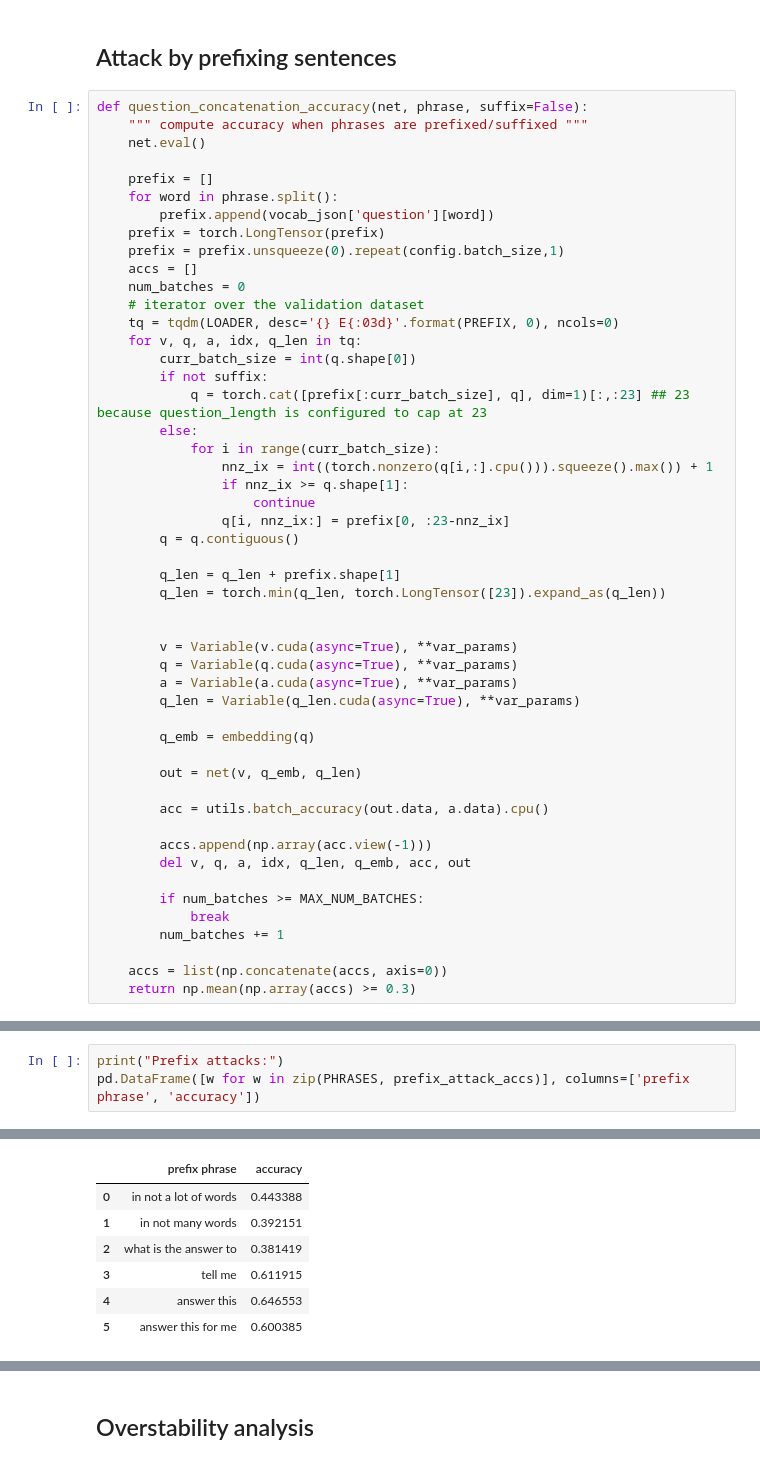
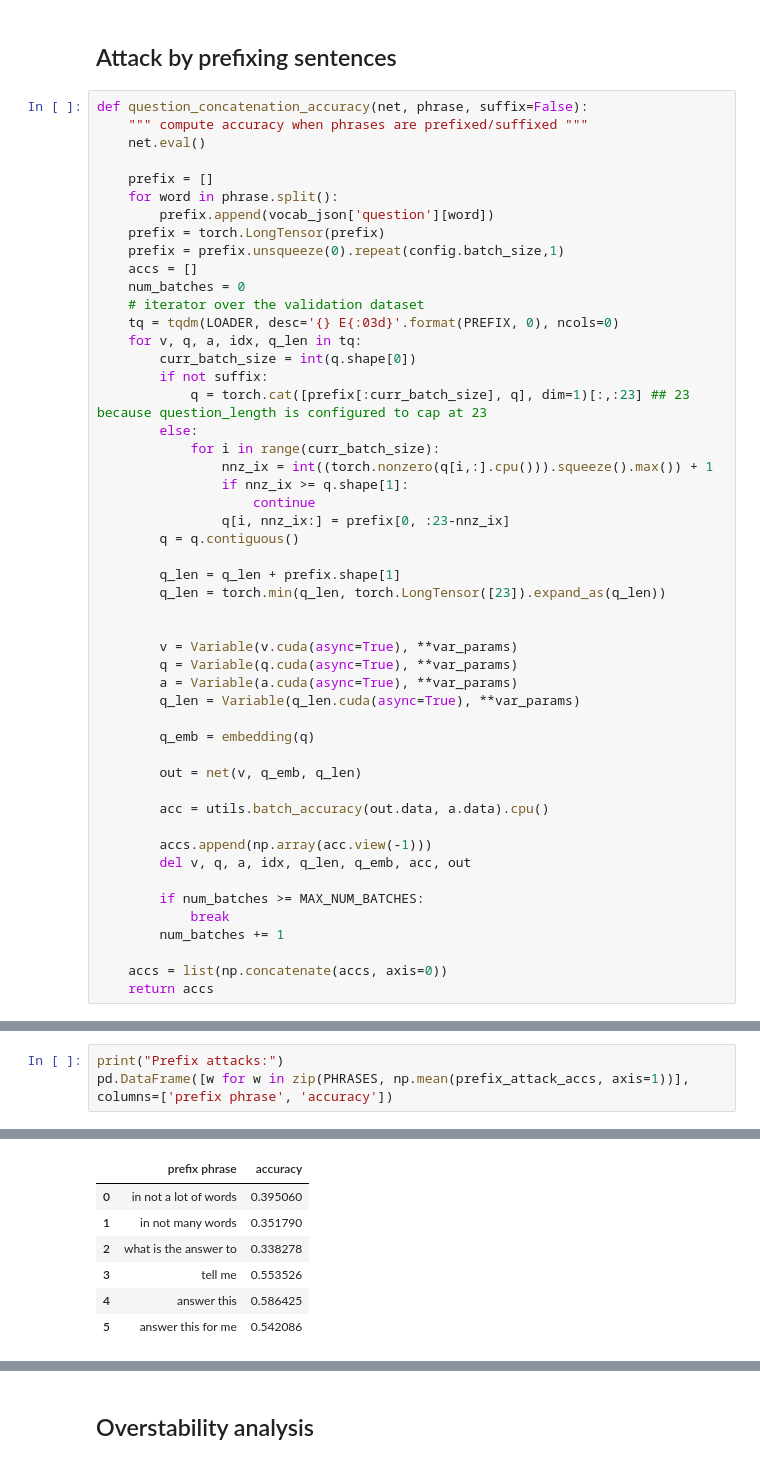
Before and after one commit to pramodkaushik/visual_qa_analysis, a Jupyter notebook: notebooks/integrated gradients.ipynb, the cells around one changed output, grey strips where cells are left out. Drawn from its saved outputs; the diff is of its cells as text.

```diff
--- a/notebooks/integrated gradients.ipynb
+++ b/notebooks/integrated gradients.ipynb
@@ -372,7 +407,7 @@ def question_concatenation_accuracy(net, phrase, suffix=False):
         num_batches += 1
 
     accs = list(np.concatenate(accs, axis=0))
-    return np.mean(np.array(accs) >= 0.3)
+    return accs
 # %%
 PHRASES = [
     'in not a lot of words',
@@ -392,12 +424,12 @@ Prefix attacks:
 # %%
 print("Prefix attacks:")
-pd.DataFrame([w for w in zip(PHRASES, prefix_attack_accs)], columns=['prefix phrase', 'accuracy'])
+pd.DataFrame([w for w in zip(PHRASES, np.mean(prefix_attack_accs, axis=1))], columns=['prefix phrase', 'accuracy'])
 # %% [output]
 Prefix attacks:
 |  | prefix phrase | accuracy |
-| 0 | in not a lot of words | 0.443388 |
-| 1 | in not many words | 0.392151 |
-| 2 | what is the answer to | 0.381419 |
-| 3 | tell me | 0.611915 |
-| 4 | answer this | 0.646553 |
-| 5 | answer this for me | 0.600385 |
+| 0 | in not a lot of words | 0.395060 |
+| 1 | in not many words | 0.351790 |
+| 2 | what is the answer to | 0.338278 |
+| 3 | tell me | 0.553526 |
+| 4 | answer this | 0.586425 |
+| 5 | answer this for me | 0.542086 |
```
Also changed, not shown: parts of 16 cells of this notebook, 1 other file.
